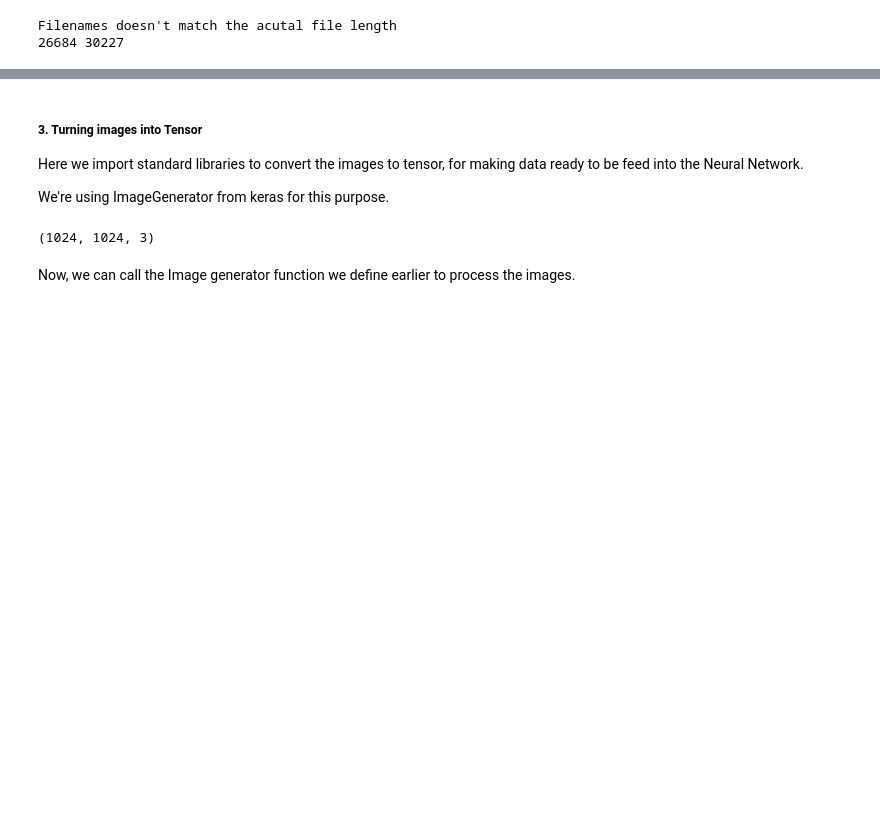
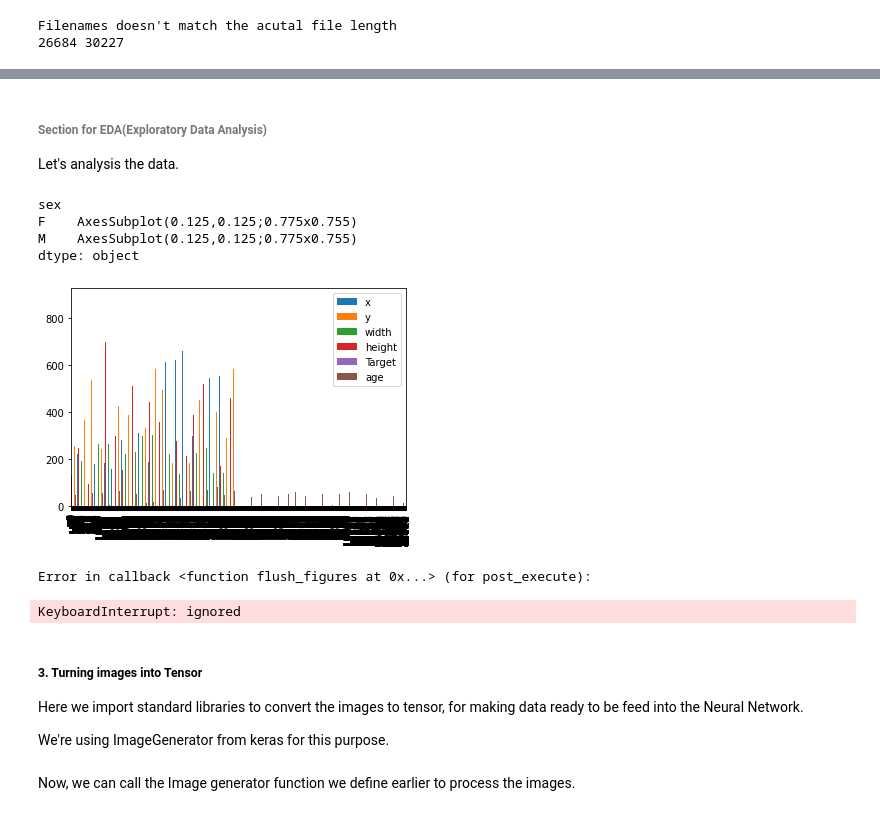
Before and after one commit to Mattobad/Pneumonia-Detection-Deep-Learning, a Jupyter notebook: End_to_End_Pneumonia_detection.ipynb, the cells around one changed output, grey strips where cells are left out. Saved outputs shown, nothing was run; the diff lists cells and outputs as text; code cells hidden in the pictures; blank space fills up the shorter version.

```diff
--- a/End_to_End_Pneumonia_detection.ipynb
+++ b/End_to_End_Pneumonia_detection.ipynb
@@ -691,0 +400,4 @@ It better use multiprocessing if possible for converting images process. It's a
+# %%
+# reading the newly created dataFrame
+final_df = pd.read_csv('drive/My Drive/Data/pneumonia-data/patient_final.csv')
+final_df.head()
@@ -692,3 +411,17 @@ It better use multiprocessing if possible for converting images process. It's a
+# %% [markdown]
+###### Section for EDA(Exploratory Data Analysis)
+
+Let's analysis the data.
+# %%
+final_df.groupby('sex').plot.bar()
+# %% [output]
+sex
+F    AxesSubplot(0.125,0.125;0.775x0.755)
+M    AxesSubplot(0.125,0.125;0.775x0.755)
+dtype: object
+[figure, added]
+Error in callback <function flush_figures at 0x...> (for post_execute):
+KeyboardInterrupt: ignored
 # %% [markdown]
 ##### 3. Turning images into Tensor
 Here we import standard libraries to convert the images to tensor, for making data ready to be feed into the Neural Network.
@@ -748,14 +481,6 @@ def image_generator(train_dir,valid_dir):
   )
 
   return train_generator,valid_generator
-# %%
-# let's check image shape
-import cv2
-
-im = cv2.imread('drive/My Drive/Data/pneumonia-data/train/valid/17a26c7a-8bd6-494a-82af-c504a5a6a1bb.png')
-im.shape
-# %% [output]
-(1024, 1024, 3)
 # %% [markdown]
 Now, we can call the Image generator function we define earlier to process the images.
 # %%
```
Also changed, not shown: parts of 80 cells of this notebook.
